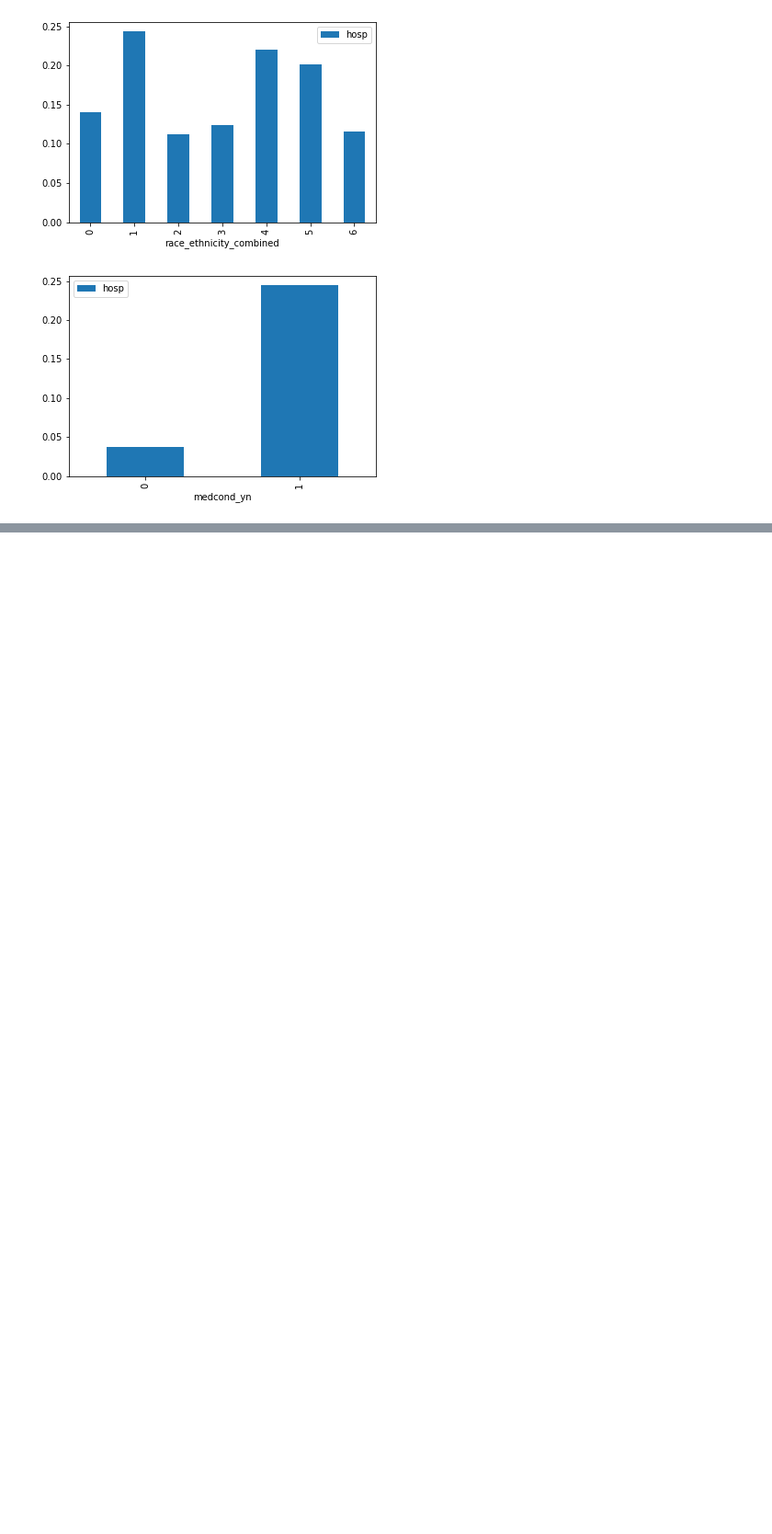
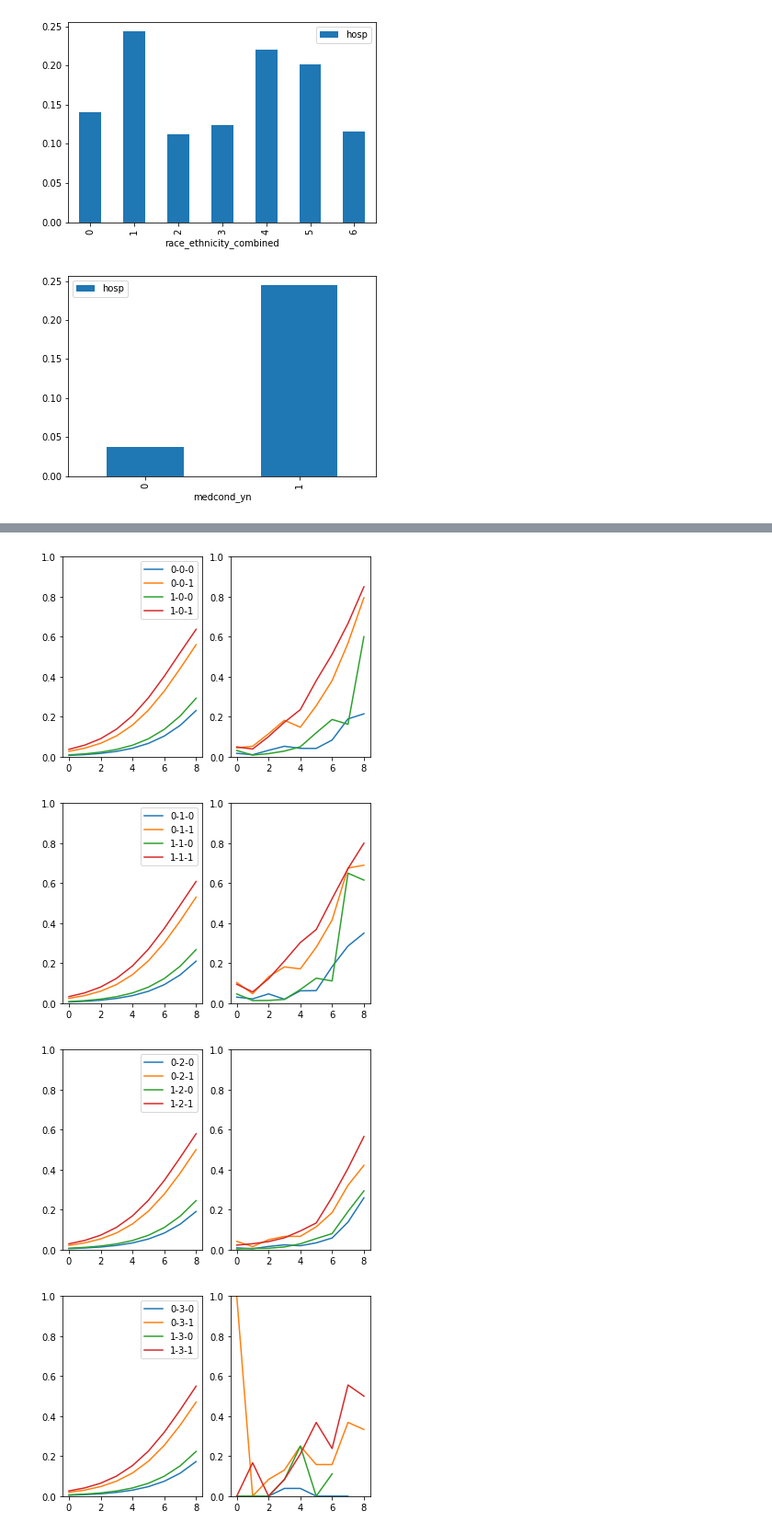
Before and after one commit to coderbydesign/covid-predictive-analytics, a Jupyter notebook: covid-hospitalization.ipynb, the cells around one changed output, grey strips where cells are left out. Shown at 92% size. Drawn from its saved outputs; the diff is of its cells as text; code cells hidden in the pictures; blank space fills up the shorter version.

Commit message:
Print out the predictions

```diff
--- a/covid-hospitalization.ipynb
+++ b/covid-hospitalization.ipynb
@@ -193,0 +198,24 @@ df_med_hosp.groupby(['medcond_yn']).mean().plot(kind="bar")
+# %%
+from matplotlib import pyplot as plt
+for race in range(0,7):
+    plt.figure(race)
+    for sex in range(0,2):
+        for med in range(0,2):
+            predict_array = [[sex, i, race, med] for i in range(0,9)]
+            prob_array = clf.predict_proba(predict_array)[:,1]
+            plt.subplot(1,2,1)
+            plt.plot([i for i in range(0,9)], prob_array, label=f'{sex}-{race}-{med}')
+            plt.legend()
+            plt.ylim(0, 1)
+
+            # The actual data
+            plt.subplot(1,2,2)
+            selected_record = df[(df['sex']==sex) & (df['race_ethnicity_combined']==race) & (df['medcond_yn']==med)]
+            df_age_hosp = selected_record[['age_group', 'hosp']]
+            plt.plot(df_age_hosp.groupby(['age_group']).mean())
+            plt.ylim(0, 1)
+# %% [output]
+[figure, added]
+[figure, added]
+[figure, added]
+[figure, added]
```
Also changed, not shown: parts of 3 cells of this notebook.
